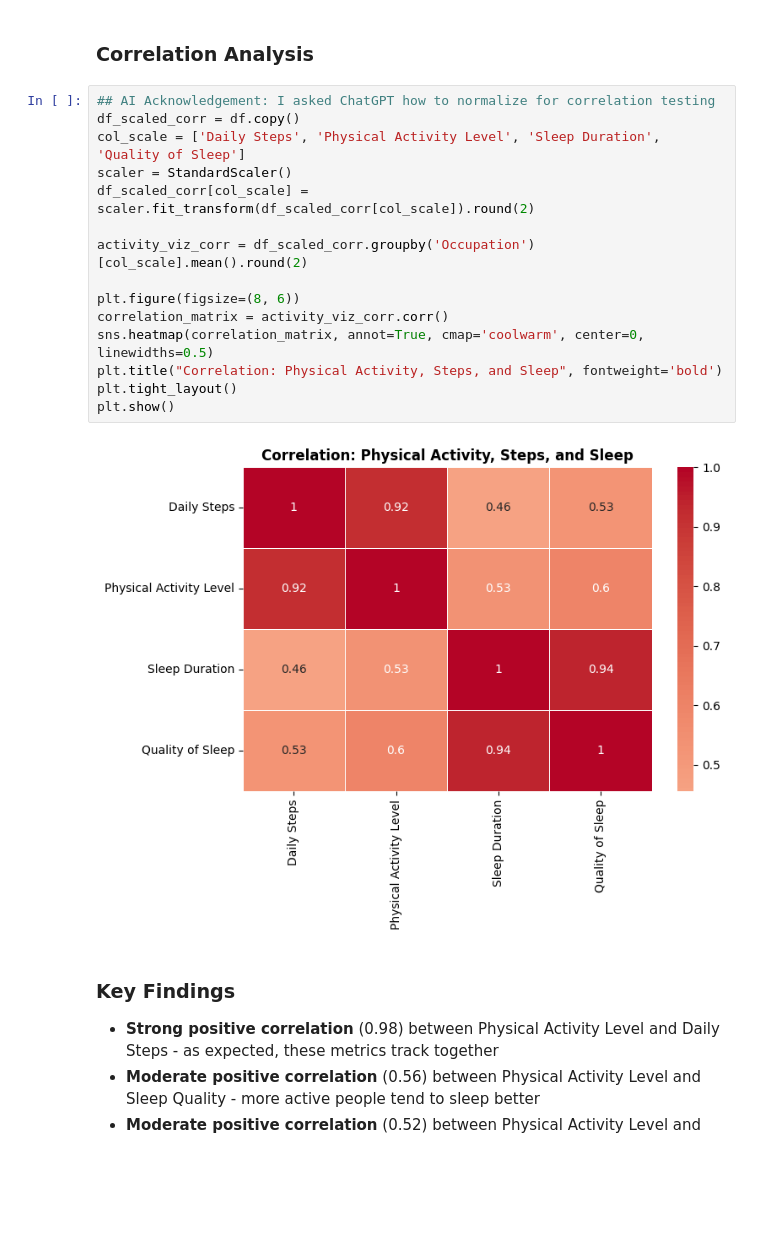
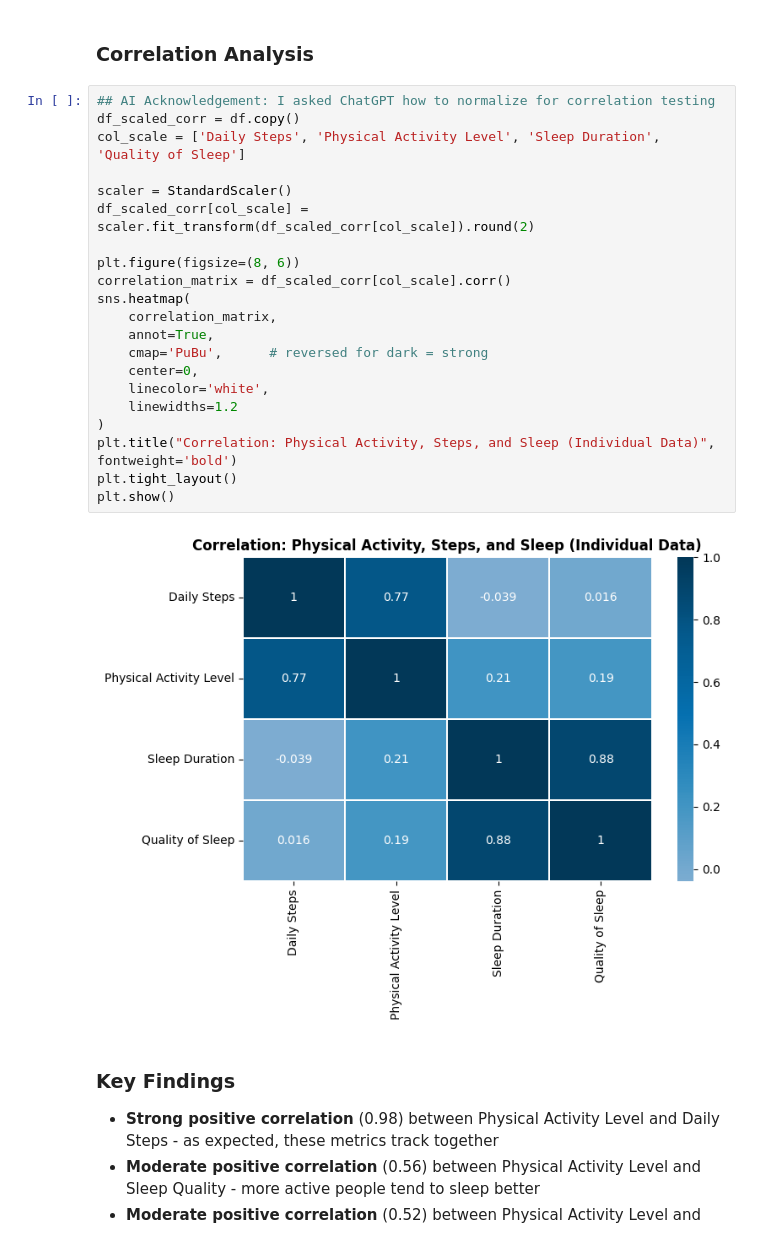
Before and after one commit to HunterTzou/DATA_110_FALL_2025, a Jupyter notebook: Tzou_Hunter_Sleep_Study.ipynb, the cells around one changed output. Drawn from its saved outputs; the diff is of its cells as text; blank space fills up the shorter version.

```diff
--- a/Tzou_Hunter_Sleep_Study.ipynb
+++ b/Tzou_Hunter_Sleep_Study.ipynb
@@ -477,20 +588,26 @@ plt.show()
 # %%
 ## AI Acknowledgement: I asked ChatGPT how to normalize for correlation testing
 df_scaled_corr = df.copy()
 col_scale = ['Daily Steps', 'Physical Activity Level', 'Sleep Duration', 'Quality of Sleep']
+
 scaler = StandardScaler()
 df_scaled_corr[col_scale] = scaler.fit_transform(df_scaled_corr[col_scale]).round(2)
 
-activity_viz_corr = df_scaled_corr.groupby('Occupation')[col_scale].mean().round(2)
-
 plt.figure(figsize=(8, 6))
-correlation_matrix = activity_viz_corr.corr()
-sns.heatmap(correlation_matrix, annot=True, cmap='coolwarm', center=0, linewidths=0.5)
-plt.title("Correlation: Physical Activity, Steps, and Sleep", fontweight='bold')
+correlation_matrix = df_scaled_corr[col_scale].corr()
+sns.heatmap(
+    correlation_matrix,
+    annot=True,
+    cmap='PuBu',      # reversed for dark = strong
+    center=0,
+    linecolor='white',
+    linewidths=1.2
+)
+plt.title("Correlation: Physical Activity, Steps, and Sleep (Individual Data)", fontweight='bold')
 plt.tight_layout()
 plt.show()
 # %% [output]
-[figure, old version]
+[figure, new version]
 # %% [markdown]
 ### Key Findings
 - **Strong positive correlation** (0.98) between Physical Activity Level and Daily Steps - as expected, these metrics track together
```
Also changed, not shown: parts of 9 cells of this notebook.
